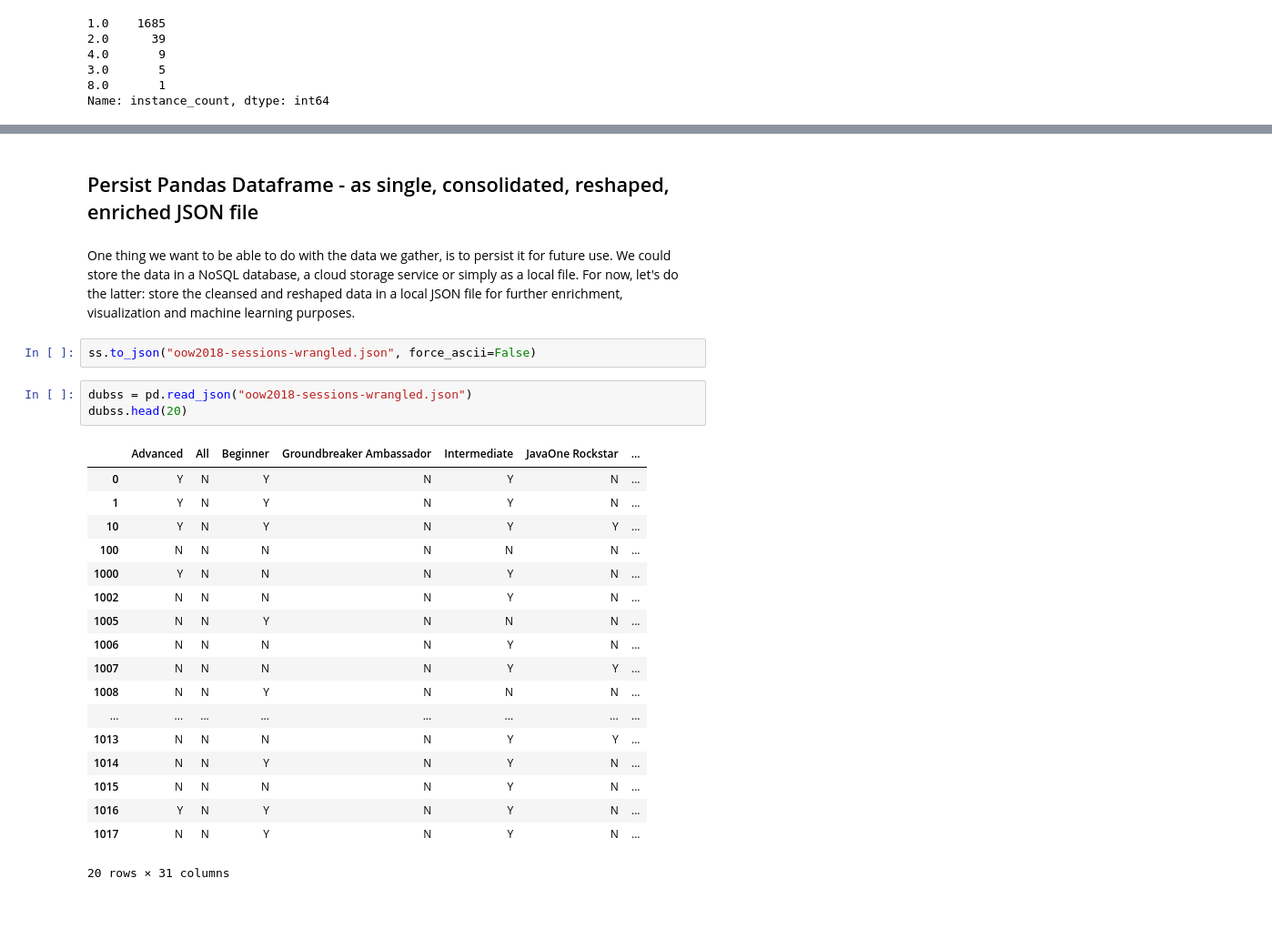
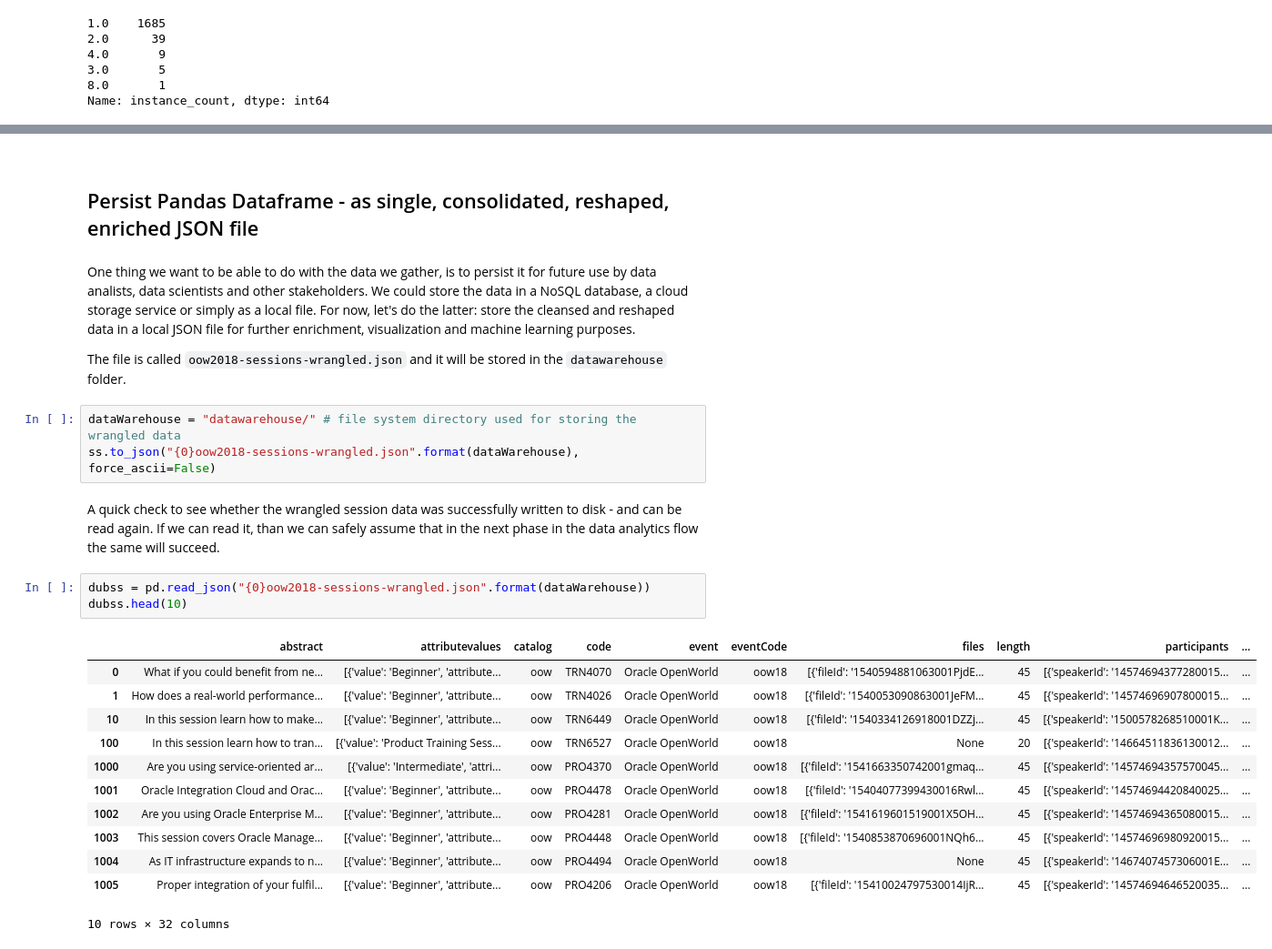
Before and after one commit to lucasjellema/DataAnalytics--IntroductionDataWrangling-JupyterNotebooks, a Jupyter notebook: CaseOfOracleOpenWorld2018/2-OOW2018 Session Catalog - Wrangling I - one single, refined, reshaped file.ipynb, the cells around one changed output, grey strips where cells are left out. Shown at 91% size. Drawn from its saved outputs; the diff is of its cells as text; blank space fills up the shorter version.

Commit message:
Finetuning Stage 2 - Data Wrangling and outcome (datawarehouse)

```diff
--- a/CaseOfOracleOpenWorld2018/2-OOW2018 Session Catalog - Wrangling I - one single, refined, reshaped file.ipynb
+++ b/CaseOfOracleOpenWorld2018/2-OOW2018 Session Catalog - Wrangling I - one single, refined, reshaped file.ipynb
@@ -748,29 +704,30 @@ Name: catalog, dtype: int64
+# %% [markdown]
+<a name="publish" />
 # %% [markdown]
 ## Persist Pandas Dataframe - as single, consolidated, reshaped, enriched JSON file
 # %% [markdown]
-One thing we want to be able to do with the data we gather, is to persist it for future use. We could store the data in a NoSQL database, a cloud storage service or simply as a local file. For now, let's do the latter: store the cleansed and reshaped data in a local JSON file for further enrichment, visualization and machine learning purposes.
+One thing we want to be able to do with the data we gather, is to persist it for future use by data analists, data scientists and other stakeholders. We could store the data in a NoSQL database, a cloud storage service or simply as a local file. For now, let's do the latter: store the cleansed and reshaped data in a local JSON file for further enrichment, visualization and machine learning purposes.
+
+The file is called `oow2018-sessions-wrangled.json` and it will be stored in the `datawarehouse` folder.
 # %%
-ss.to_json("oow2018-sessions-wrangled.json", force_ascii=False)
+dataWarehouse = "datawarehouse/" # file system directory used for storing the wrangled data
+ss.to_json("{0}oow2018-sessions-wrangled.json".format(dataWarehouse), force_ascii=False)
+# %% [markdown]
+A quick check to see whether the wrangled session data was successfully written to disk - and can be read again. If we can read it, than we can safely assume that in the next phase in the data analytics flow the same will succeed.
 # %%
-dubss = pd.read_json("oow2018-sessions-wrangled.json")
-dubss.head(20)
+dubss = pd.read_json("{0}oow2018-sessions-wrangled.json".format(dataWarehouse))
+dubss.head(10)
 # %% [output]
-|  | Advanced | All | Beginner | Groundbreaker Ambassador | Intermediate | JavaOne Rockstar | ... |
-| 0 | Y | N | Y | N | Y | N | ... |
-| 1 | Y | N | Y | N | Y | N | ... |
-| 10 | Y | N | Y | N | Y | Y | ... |
-| 100 | N | N | N | N | N | N | ... |
-| 1000 | Y | N | N | N | Y | N | ... |
-| 1002 | N | N | N | N | Y | N | ... |
-| 1005 | N | N | Y | N | N | N | ... |
-| 1006 | N | N | N | N | Y | N | ... |
-| 1007 | N | N | N | N | Y | Y | ... |
-| 1008 | N | N | Y | N | N | N | ... |
-| ... | ... | ... | ... | ... | ... | ... | ... |
-| 1013 | N | N | N | N | Y | Y | ... |
-| 1014 | N | N | Y | N | Y | N | ... |
-| 1015 | N | N | N | N | Y | N | ... |
-| 1016 | Y | N | Y | N | Y | N | ... |
-| 1017 | N | N | Y | N | Y | N | ... |
+|  | abstract | attributevalues | catalog | code | event | eventCode | files | length | participants | ... |
+| 0 | What if you could benefit from ne... | [{'value': 'Beginner', 'attribute... | oow | TRN4070 | Oracle OpenWorld | oow18 | [{'fileId': '1540594881063001PjdE... | 45 | [{'speakerId': '14574694377280015... | ... |
+| 1 | How does a real-world performance... | [{'value': 'Beginner', 'attribute... | oow | TRN4026 | Oracle OpenWorld | oow18 | [{'fileId': '1540053090863001JeFM... | 45 | [{'speakerId': '14574696907800015... | ... |
+| 10 | In this session learn how to make... | [{'value': 'Beginner', 'attribute... | oow | TRN6449 | Oracle OpenWorld | oow18 | [{'fileId': '1540334126918001DZZj... | 45 | [{'speakerId': '1500578268510001K... | ... |
+| 100 | In this session learn how to tran... | [{'value': 'Product Training Sess... | oow | TRN6527 | Oracle OpenWorld | oow18 | None | 20 | [{'speakerId': '14664511836130012... | ... |
+| 1000 | Are you using service-oriented ar... | [{'value': 'Intermediate', 'attri... | oow | PRO4370 | Oracle OpenWorld | oow18 | [{'fileId': '1541663350742001gmaq... | 45 | [{'speakerId': '14574694357570045... | ... |
+| 1001 | Oracle Integration Cloud and Orac... | [{'value': 'Beginner', 'attribute... | oow | PRO4478 | Oracle OpenWorld | oow18 | [{'fileId': '15404077399430016Rwl... | 45 | [{'speakerId': '14574694420840025... | ... |
+| 1002 | Are you using Oracle Enterprise M... | [{'value': 'Beginner', 'attribute... | oow | PRO4281 | Oracle OpenWorld | oow18 | [{'fileId': '1541619601519001X5OH... | 45 | [{'speakerId': '14574694365080015... | ... |
+| 1003 | This session covers Oracle Manage... | [{'value': 'Beginner', 'attribute... | oow | PRO4448 | Oracle OpenWorld | oow18 | [{'fileId': '1540853870696001NQh6... | 45 | [{'speakerId': '14574696980920015... | ... |
+| 1004 | As IT infrastructure expands to n... | [{'value': 'Beginner', 'attribute... | oow | PRO4494 | Oracle OpenWorld | oow18 | None | 45 | [{'speakerId': '1467407457306001E... | ... |
+| 1005 | Proper integration of your fulfil... | [{'value': 'Beginner', 'attribute... | oow | PRO4206 | Oracle OpenWorld | oow18 | [{'fileId': '15410024797530014IjR... | 45 | [{'speakerId': '14574694646520035... | ... |
-20 rows × 31 columns
+10 rows × 32 columns
 # %% [markdown]
```
Also changed, not shown: parts of 32 cells of this notebook, 1 other file.
